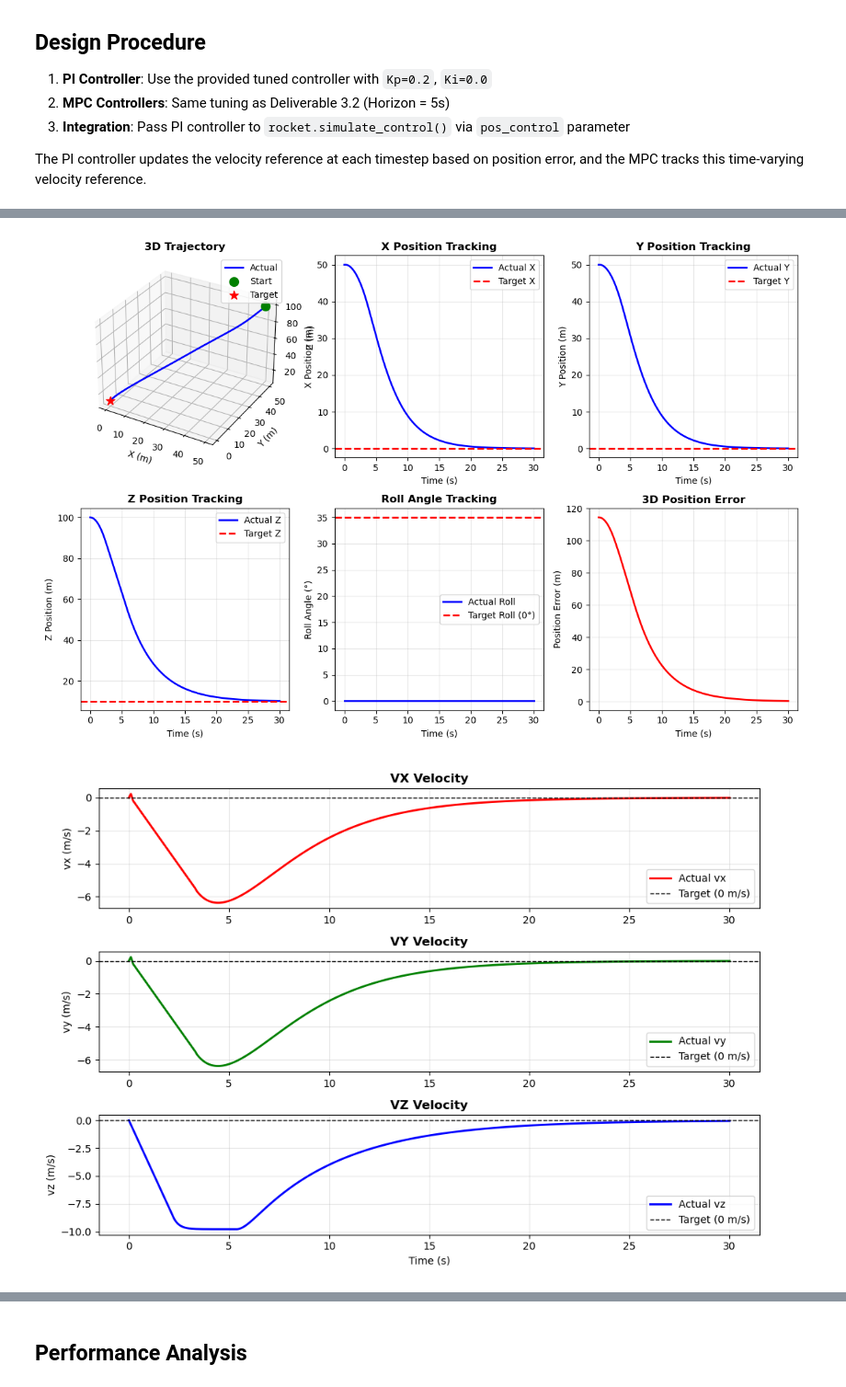
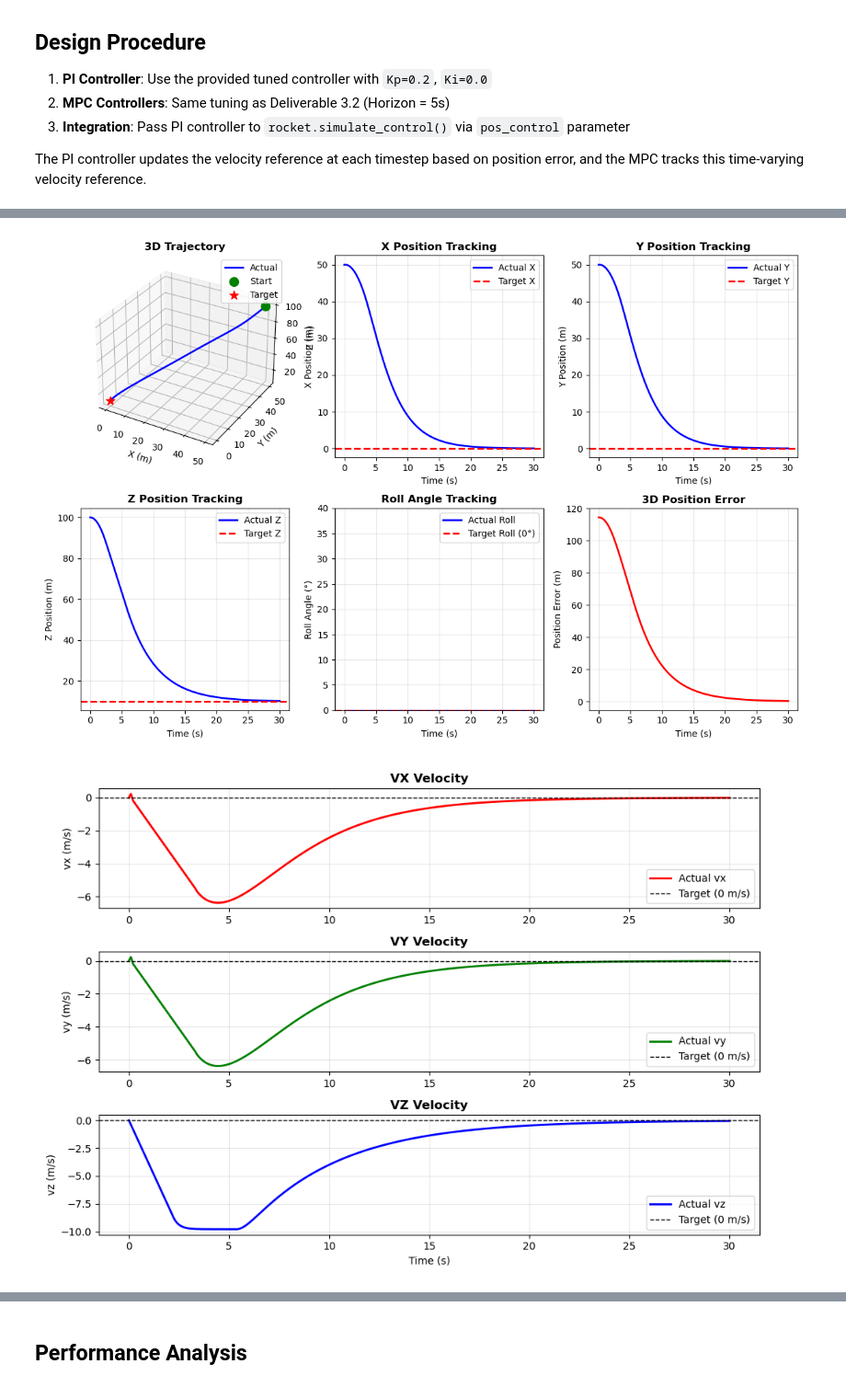
Before and after one commit to DolbyBolby/MPC-Course-EPFL, a Jupyter notebook: project/Deliverable_3_3/Deliverable_3_3.ipynb, the cells around one changed output, grey strips where cells are left out. Shown at 92% size. Saved outputs shown, nothing was run; the diff lists cells and outputs as text; code cells hidden in the pictures.

Commit message:
plot 3_3 roll fixed

```diff
--- a/project/Deliverable_3_3/Deliverable_3_3.ipynb
+++ b/project/Deliverable_3_3/Deliverable_3_3.ipynb
@@ -224,10 +224,11 @@ ax4.grid(True, alpha=0.3)
 # Subplot 5: Roll angle
 ax5 = fig.add_subplot(2, 3, 5)
 ax5.plot(t_cl, np.rad2deg(x_cl[5, :]), 'b-', linewidth=2, label='Actual Roll')
-ax5.axhline(35, color='r', linestyle='--', linewidth=2, label='Target Roll (0°)')
+ax5.axhline(0.000, color='r', linestyle='--', linewidth=2, label='Target Roll (0°)')
 ax5.set_xlabel('Time (s)')
 ax5.set_ylabel('Roll Angle (°)')
 ax5.set_title('Roll Angle Tracking', fontweight='bold')
+ax5.set_ybound(0,40)
 ax5.legend()
 ax5.grid(True, alpha=0.3)
 
@@ -254,34 +255,34 @@ for i, (ax, label, color) in enumerate(zip(axes, ['vx', 'vy', 'vz'], ['r', 'g',
     ax.set_title(f'{label.upper()} Velocity', fontweight='bold')
     ax.legend()
     ax.grid(True, alpha=0.3)
 
 axes[-1].set_xlabel('Time (s)')
 plt.tight_layout()
 plt.show()
 
 # Print statistics
 print("="*60)
 print("TRACKING PERFORMANCE STATISTICS")
 print("="*60)
 print(f"\nPosition Error:")
 print(f"  Mean: {np.mean(pos_error):.3f} m")
 print(f"  Max:  {np.max(pos_error):.3f} m")
 print(f"  Final: {pos_error[-1]:.3f} m")
 
 vel_norm = np.linalg.norm(x_cl[6:9, :], axis=0)
 print(f"\nVelocity Magnitude:")
 print(f"  Mean: {np.mean(vel_norm):.3f} m/s")
 print(f"  Max:  {np.max(vel_norm):.3f} m/s")
 print(f"  Final: {vel_norm[-1]:.3f} m/s")
 
 roll_error = np.rad2deg(np.abs(x_cl[2, :]))
 print(f"\nRoll Angle Error:")
 print(f"  Mean: {np.mean(roll_error):.3f}°")
 print(f"  Max:  {np.max(roll_error):.3f}°")
 print(f"  Final: {roll_error[-1]:.3f}°")
 print("="*60)
 # %% [output]
-[figure, old version]
+[figure, new version]
 [figure]
 ============================================================
 TRACKING PERFORMANCE STATISTICS
```
Also changed, not shown: parts of 1 cell of this notebook.
